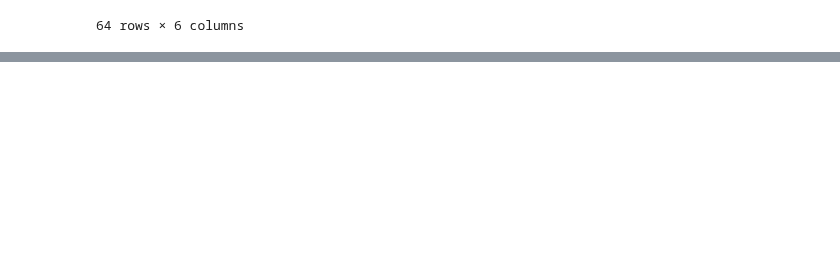
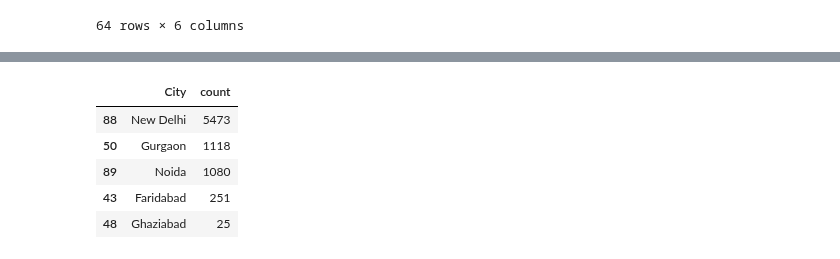
Before and after one commit to Himmu5/data-analysis, a Jupyter notebook: notebooks/zomato_analysis.ipynb, the cells around one changed output, grey strips where cells are left out. Drawn from its saved outputs; the diff is of its cells as text; code cells hidden in the pictures; blank space fills up the shorter version.

Commit message:
feat: Zomato Dashboard added

```diff
--- a/notebooks/zomato_analysis.ipynb
+++ b/notebooks/zomato_analysis.ipynb
@@ -362,0 +378,9 @@ top_restaurants
+# %%
+zomato_data.groupby('City')['Restaurant ID'].count().reset_index(name="count").sort_values(ascending=False, by='count').head()
+# %% [output]
+|  | City | count |
+| 88 | New Delhi | 5473 |
+| 50 | Gurgaon | 1118 |
+| 89 | Noida | 1080 |
+| 43 | Faridabad | 251 |
+| 48 | Ghaziabad | 25 |
```
Also changed, not shown: parts of 3 cells of this notebook, 1 other file.
